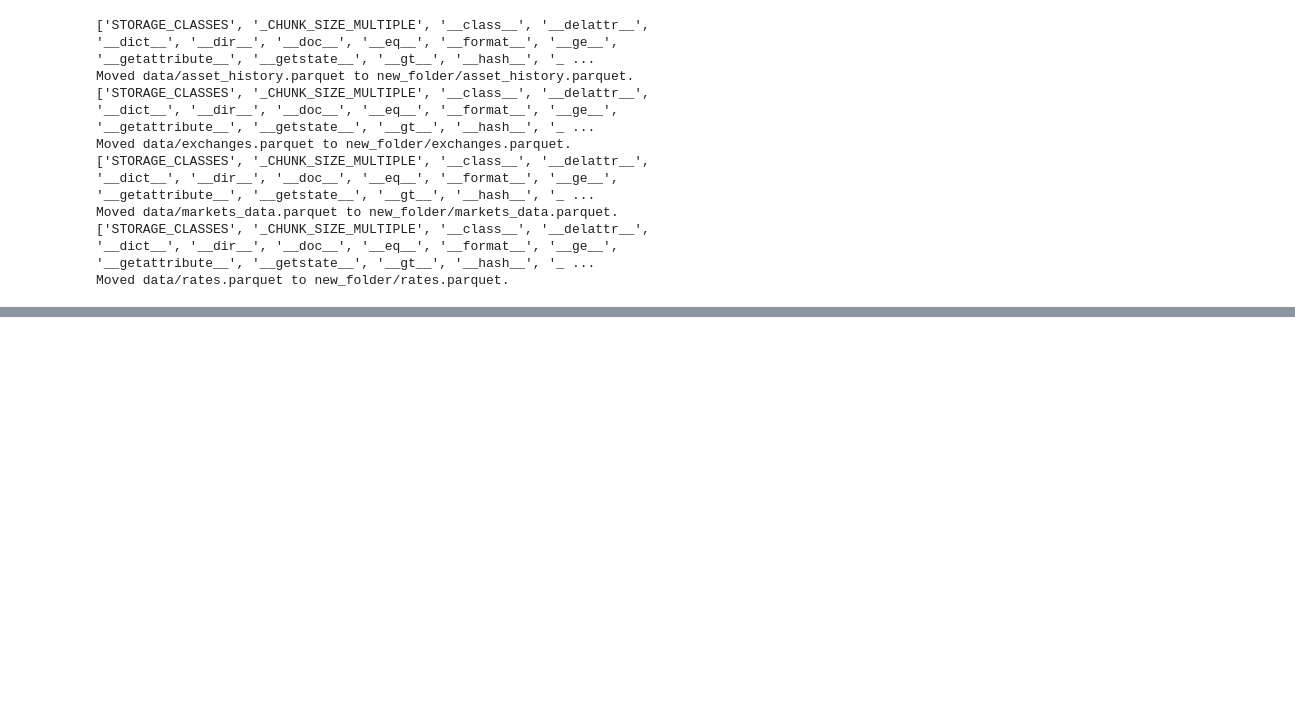
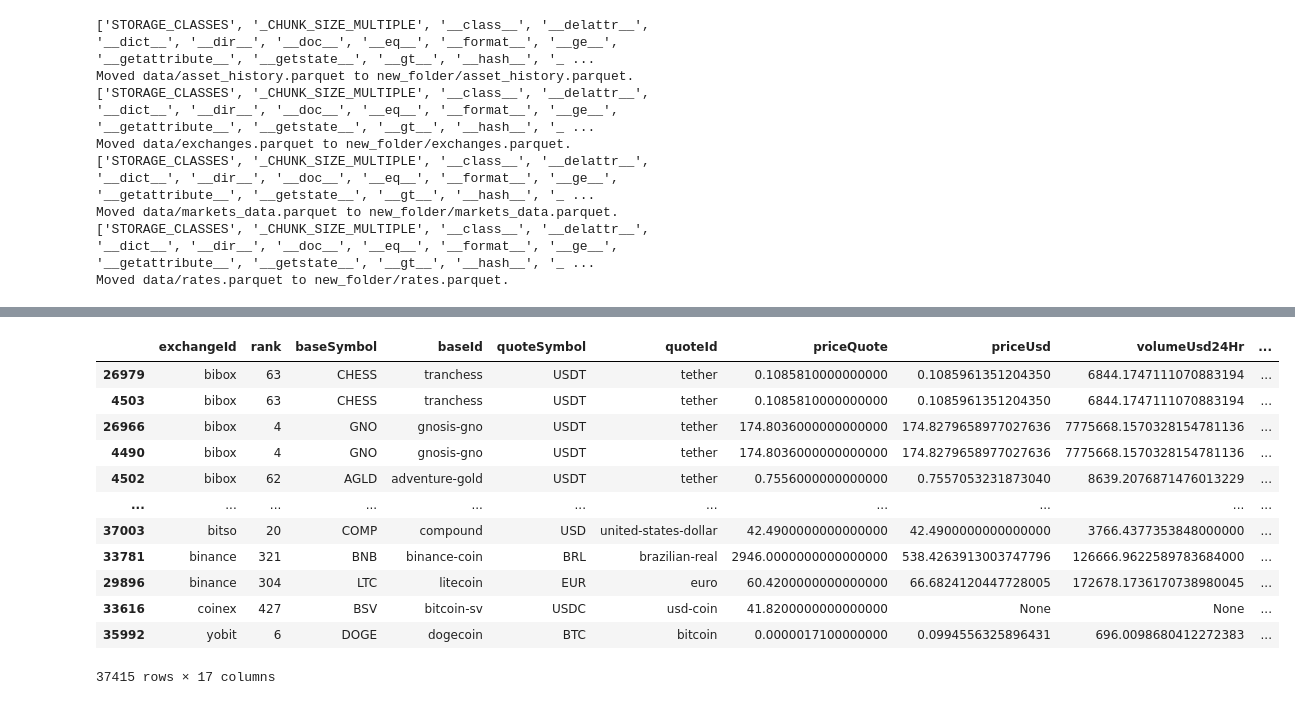
Before and after one commit to lupusruber/crypto_stats, a Jupyter notebook: notebooks/data.ipynb, the cells around one changed output, grey strips where cells are left out. Cells and saved outputs as stored; diff of their text form; code cells hidden in the pictures; blank space fills up the shorter version.

```diff
--- a/notebooks/data.ipynb
+++ b/notebooks/data.ipynb
@@ -421,0 +599,19 @@ Moved data/rates.parquet to new_folder/rates.parquet.
+# %%
+from pyspark.sql import SparkSession
+from google.oauth2 import service_account
+
+# Path to your service account key file
+creds_path = "/home/lupusruber/crypto_stats/keys/data-eng-project1-431808-09d82dfdce96.json"
+project_id = 'data-eng-project1-431808'
+dataset_name = 'crypto_stats'
+
+# Initialize Spark session with BigQuery connector
+spark = SparkSession.builder \
+    .appName("Spark BigQuery Example") \
+    .config("spark.jars.packages", "com.google.cloud.spark:spark-bigquery-with-dependencies_2.12:0.27.0") \
+    .config("spark.sql.catalog.spark_bigquery", "org.apache.spark.sql.bigquery.BigQueryCatalog") \
+    .config("spark.sql.catalog.spark_bigquery.credentialsFile", creds_path) \
+    .config("spark.sql.catalog.spark_bigquery.project", project_id) \
+    .config("spark.sql.catalog.spark_bigquery.dataset", dataset_name) \
+    .config('parentProject', project_id) \
+    .getOrCreate()
@@ -421,0 +644,6 @@ Moved data/rates.parquet to new_folder/rates.parquet.
+# %%
+df = spark.read \
+    .format("bigquery") \
+    .option("table", "crypto_stats.markets") \
+    .option("credentialsFile", creds_path) \
+    .load()
@@ -421,0 +674,20 @@ Moved data/rates.parquet to new_folder/rates.parquet.
+# %%
+pandas_df = df.toPandas()
+# %%
+pandas_df['updated'] = pd.to_datetime(pandas_df['updated'], unit='ms')
+# %%
+pandas_df.sort_values(by='updated')
+# %% [output]
+|  | exchangeId | rank | baseSymbol | baseId | quoteSymbol | quoteId | priceQuote | priceUsd | volumeUsd24Hr | ... |
+| 26979 | bibox | 63 | CHESS | tranchess | USDT | tether | 0.1085810000000000 | 0.1085961351204350 | 6844.1747111070883194 | ... |
+| 4503 | bibox | 63 | CHESS | tranchess | USDT | tether | 0.1085810000000000 | 0.1085961351204350 | 6844.1747111070883194 | ... |
+| 26966 | bibox | 4 | GNO | gnosis-gno | USDT | tether | 174.8036000000000000 | 174.8279658977027636 | 7775668.1570328154781136 | ... |
+| 4490 | bibox | 4 | GNO | gnosis-gno | USDT | tether | 174.8036000000000000 | 174.8279658977027636 | 7775668.1570328154781136 | ... |
+| 4502 | bibox | 62 | AGLD | adventure-gold | USDT | tether | 0.7556000000000000 | 0.7557053231873040 | 8639.2076871476013229 | ... |
+| ... | ... | ... | ... | ... | ... | ... | ... | ... | ... | ... |
+| 37003 | bitso | 20 | COMP | compound | USD | united-states-dollar | 42.4900000000000000 | 42.4900000000000000 | 3766.4377353848000000 | ... |
+| 33781 | binance | 321 | BNB | binance-coin | BRL | brazilian-real | 2946.0000000000000000 | 538.4263913003747796 | 126666.9622589783684000 | ... |
+| 29896 | binance | 304 | LTC | litecoin | EUR | euro | 60.4200000000000000 | 66.6824120447728005 | 172678.1736170738980045 | ... |
+| 33616 | coinex | 427 | BSV | bitcoin-sv | USDC | usd-coin | 41.8200000000000000 | None | None | ... |
+| 35992 | yobit | 6 | DOGE | dogecoin | BTC | bitcoin | 0.0000017100000000 | 0.0994556325896431 | 696.0098680412272383 | ... |
+37415 rows × 17 columns
```
Also changed, not shown: parts of 37 cells of this notebook, 4 other files.
